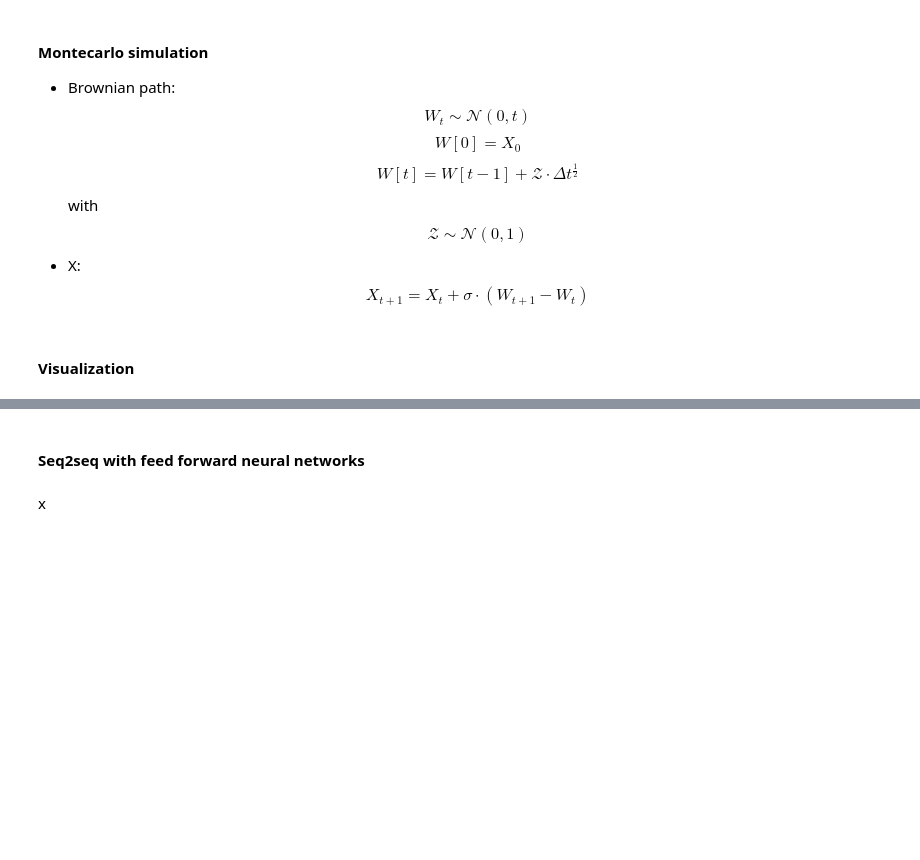
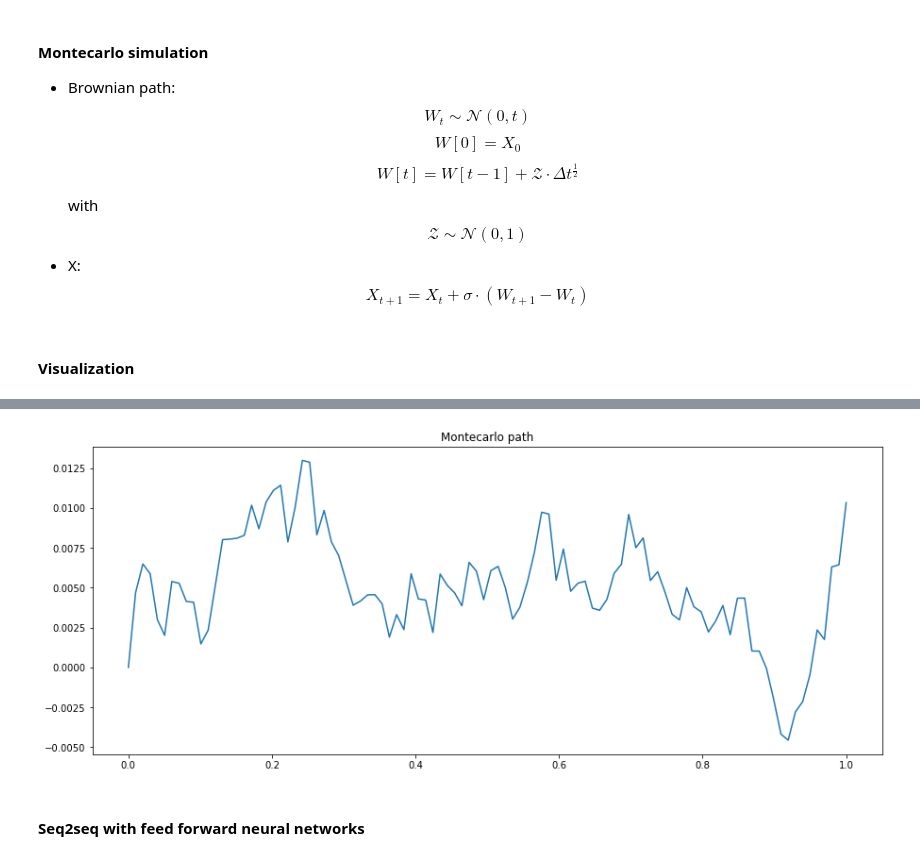
Before and after one commit to borjaf696/LGM_BFSDE, a Jupyter notebook: notebooks/simulation.ipynb, the cells around one changed output, grey strips where cells are left out. Cells and saved outputs as stored; diff of their text form; code cells hidden in the pictures; blank space fills up the shorter version.

```diff
--- a/notebooks/simulation.ipynb
+++ b/notebooks/simulation.ipynb
@@ -85,4 +90,9 @@ plt.show()
+# %%
+plt.figure(figsize = (15,6))
+plt.title('Montecarlo path')
+sns.lineplot(x = deltaTs, y = mc_value_per_time_step)
+plt.show()
+# %% [output]
+[figure, added]
 # %% [markdown]
 #### Seq2seq with feed forward neural networks
-# %% [markdown]
-x
```
Also changed, not shown: parts of 15 cells of this notebook, 1 other file.
